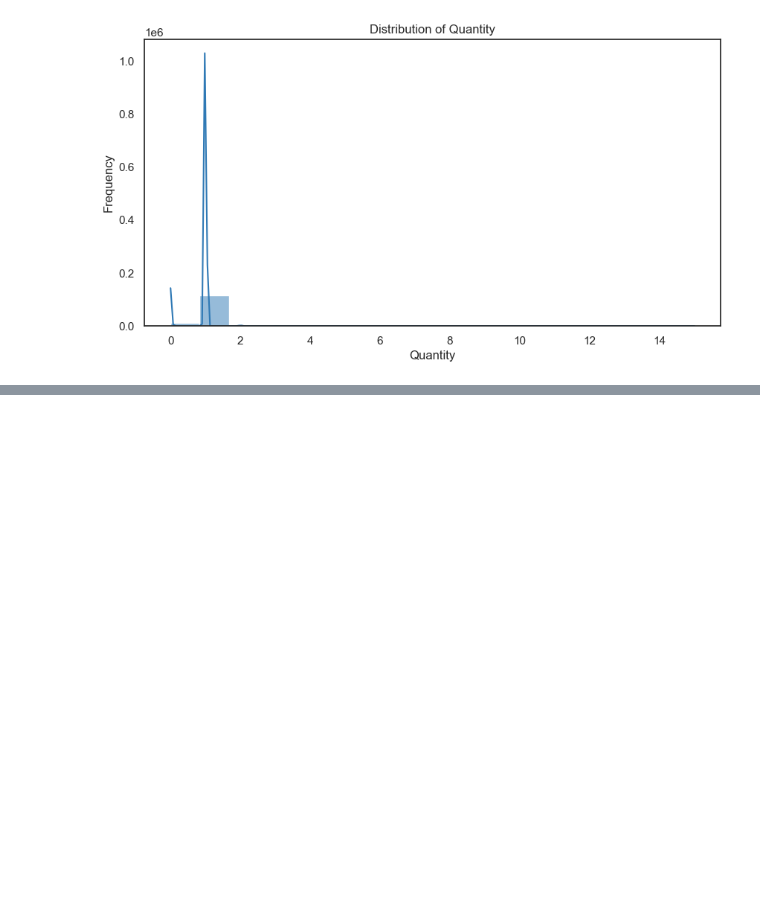
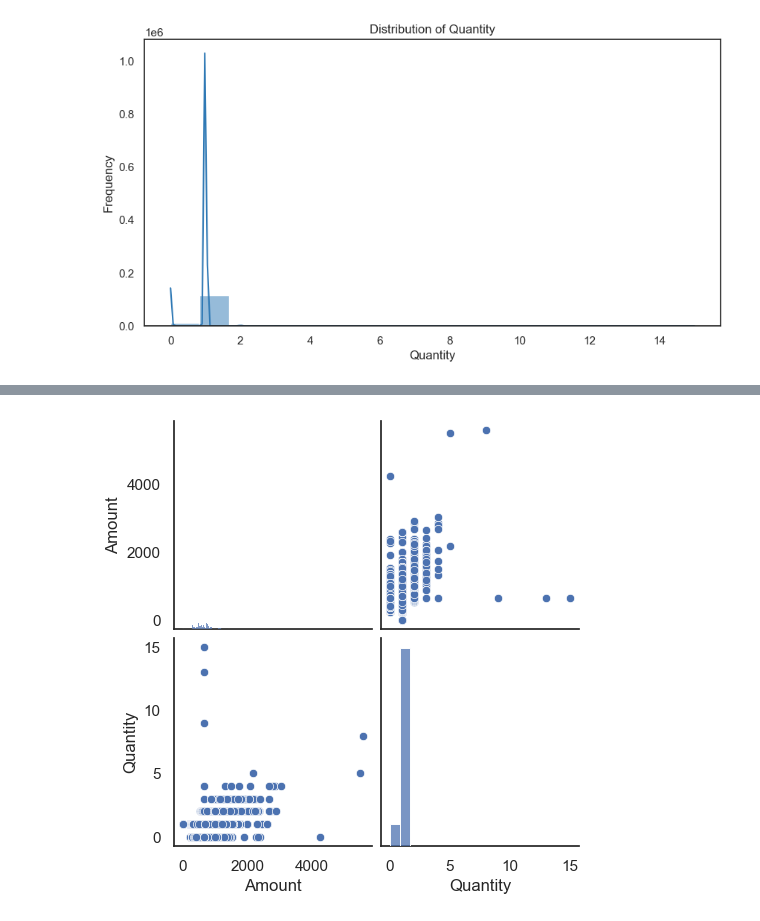
Before and after one commit to ShahdMostafa30/Amazon-Sales-Analysis, a Jupyter notebook: Amazon Sales.ipynb, the cells around one changed output, grey strips where cells are left out. Cells and saved outputs as stored; diff of their text form; code cells hidden in the pictures; blank space fills up the shorter version.

```diff
--- a/Amazon Sales.ipynb
+++ b/Amazon Sales.ipynb
@@ -150,0 +243,7 @@ plt.show()
+# %%
+# scatter plot
+cols = ['Amount', 'Quantity']
+sns.pairplot(AmazonDF[cols])
+plt.show()
+# %% [output]
+[figure, added]
```
Also changed, not shown: parts of 15 cells of this notebook.
